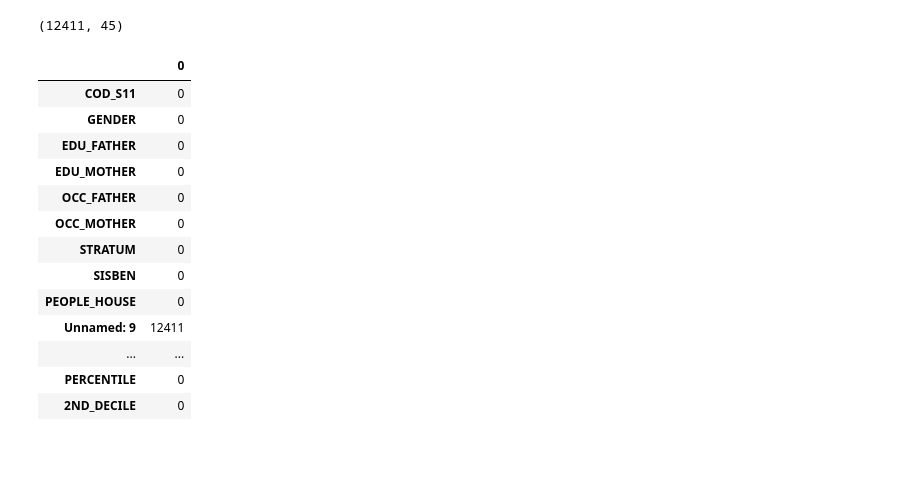
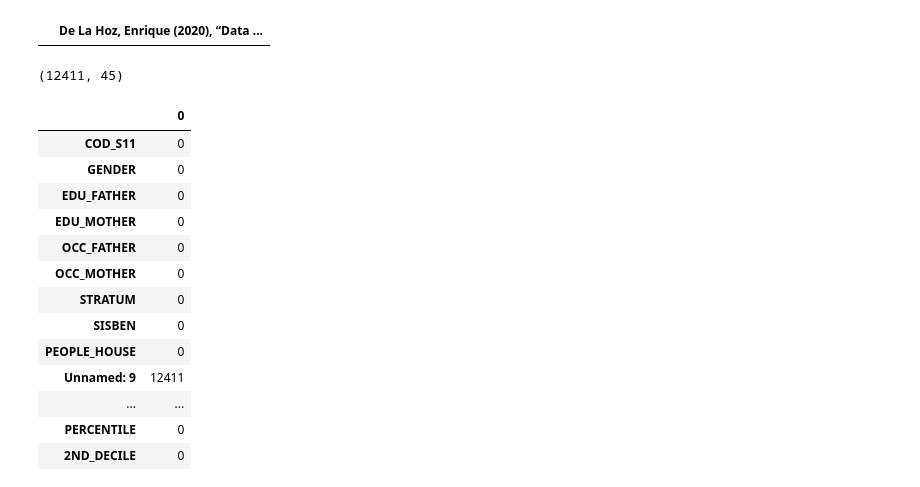
Before and after one commit to Reina-creator/MSSP607-GitHub, a Jupyter notebook: Assignment/Assignment1_Academic_Performance.ipynb, the cells around one changed output. Cells and saved outputs as stored; diff of their text form; code cells hidden in the pictures; blank space fills up the shorter version.

```diff
--- a/Assignment/Assignment1_Academic_Performance.ipynb
+++ b/Assignment/Assignment1_Academic_Performance.ipynb
@@ -21,3 +62,13 @@ df.head()
+# %%
+import pandas as pd
+
+df = pd.read_excel(
+    "/content/MSSP607-GitHub/data/data_academic_performance (1).xlsx"
+)
+
+df.head()
+# %% [output]
+|  | De La Hoz, Enrique (2020), “Data ... |
 # %%
 df.shape
 # %% [output]
```
Also changed, not shown: parts of 3 cells of this notebook.
